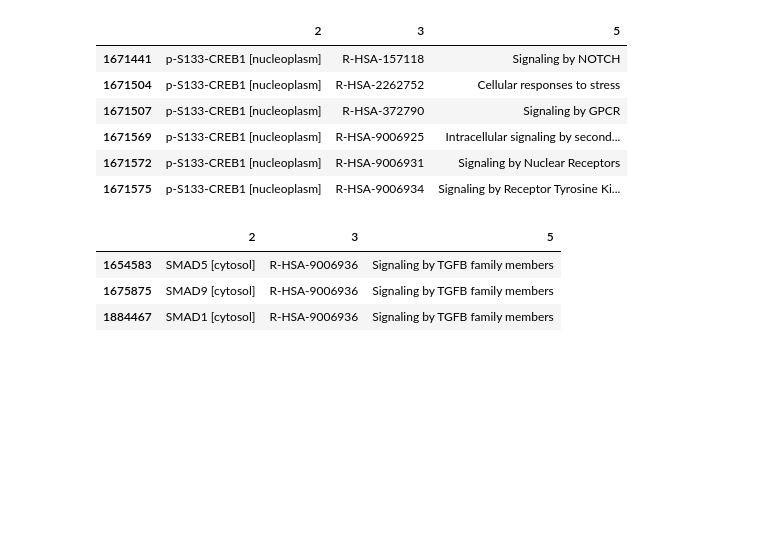
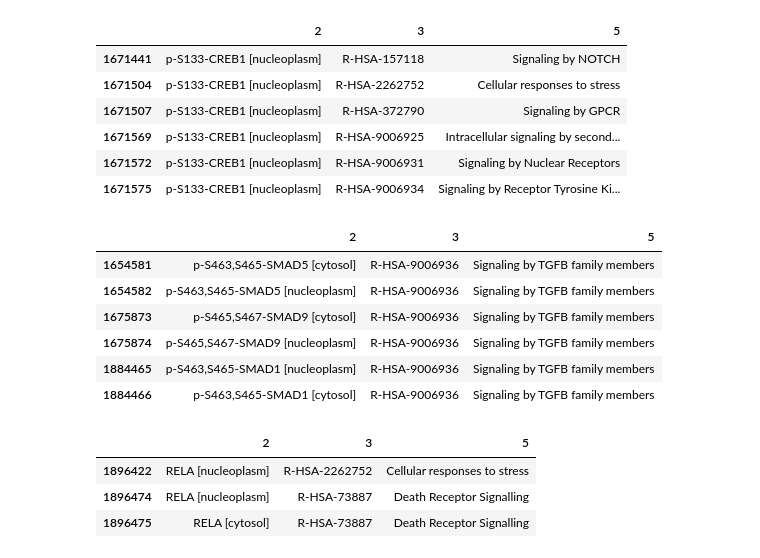
Before and after one commit to FerranC96/sKG4cellCommns, a Jupyter notebook: 1dKGlrp.ipynb, the cells around one changed output. Cells and saved outputs as stored; diff of their text form; code cells hidden in the pictures; blank space fills up the shorter version.

```diff
--- a/1dKGlrp.ipynb
+++ b/1dKGlrp.ipynb
@@ -63,7 +63,7 @@ dREACTpaths.shape
 dREACTpe = pd.read_csv(f"{data_dir}/DBs/Ensembl2Reactome_PE_All_Levels.txt", sep="\t", header=None)
 dREACTpe = dREACTpe.loc[dREACTpe[0].str.startswith("ENSG")|dREACTpe[0].str.startswith("ENSP"),[1,2,3,5]].drop_duplicates()
 dREACTpe = dREACTpe.loc[dREACTpe[3].isin(dREACTpaths)]
-dREACTpe = dREACTpe.loc[dREACTpe[2].str.match("^\S*[A-Z0-9]+\S*[A-Z0-9]+(\sgene)?(\(\S+\))? \[")][[2,3,5]].drop_duplicates()
+dREACTpe = dREACTpe.loc[dREACTpe[2].str.match("^\S*[A-Z0-9]+\S*[A-Z0-9]+(\sgene)?(\(\S+\))? \[")][[2,3,5]].dropna().drop_duplicates()
 print(dREACTpe[3].nunique())
 dREACTpe
 # %% [output]
@@ -433,9 +433,19 @@ dREACTpe.loc[dREACTpe[2].str.contains("p-\S*S133\S*-CREB1")]
 | 1671572 | p-S133-CREB1 [nucleoplasm] | R-HSA-9006931 | Signaling by Nuclear Receptors |
 | 1671575 | p-S133-CREB1 [nucleoplasm] | R-HSA-9006934 | Signaling by Receptor Tyrosine Ki... |
 # %%
-dREACTpe.loc[dREACTpe[2].str.contains("^SMAD(1|5|9)")]
+dREACTpe.loc[dREACTpe[2].str.contains("p-\S+-SMAD(1|5|9)")]
 # %% [output]
 |  | 2 | 3 | 5 |
-| 1654583 | SMAD5 [cytosol] | R-HSA-9006936 | Signaling by TGFB family members |
-| 1675875 | SMAD9 [cytosol] | R-HSA-9006936 | Signaling by TGFB family members |
-| 1884467 | SMAD1 [cytosol] | R-HSA-9006936 | Signaling by TGFB family members |
+| 1654581 | p-S463,S465-SMAD5 [cytosol] | R-HSA-9006936 | Signaling by TGFB family members |
+| 1654582 | p-S463,S465-SMAD5 [nucleoplasm] | R-HSA-9006936 | Signaling by TGFB family members |
+| 1675873 | p-S465,S467-SMAD9 [cytosol] | R-HSA-9006936 | Signaling by TGFB family members |
+| 1675874 | p-S465,S467-SMAD9 [nucleoplasm] | R-HSA-9006936 | Signaling by TGFB family members |
+| 1884465 | p-S463,S465-SMAD1 [nucleoplasm] | R-HSA-9006936 | Signaling by TGFB family members |
+| 1884466 | p-S463,S465-SMAD1 [cytosol] | R-HSA-9006936 | Signaling by TGFB family members |
+# %%
+dREACTpe.loc[dREACTpe[2].str.contains("RELA")] #Rela is the gene for NFKB p65
+# %% [output]
+|  | 2 | 3 | 5 |
+| 1896422 | RELA [nucleoplasm] | R-HSA-2262752 | Cellular responses to stress |
+| 1896474 | RELA [nucleoplasm] | R-HSA-73887 | Death Receptor Signalling |
+| 1896475 | RELA [cytosol] | R-HSA-73887 | Death Receptor Signalling |
```
Also changed, not shown: parts of 70 cells of this notebook, 12 other files.
